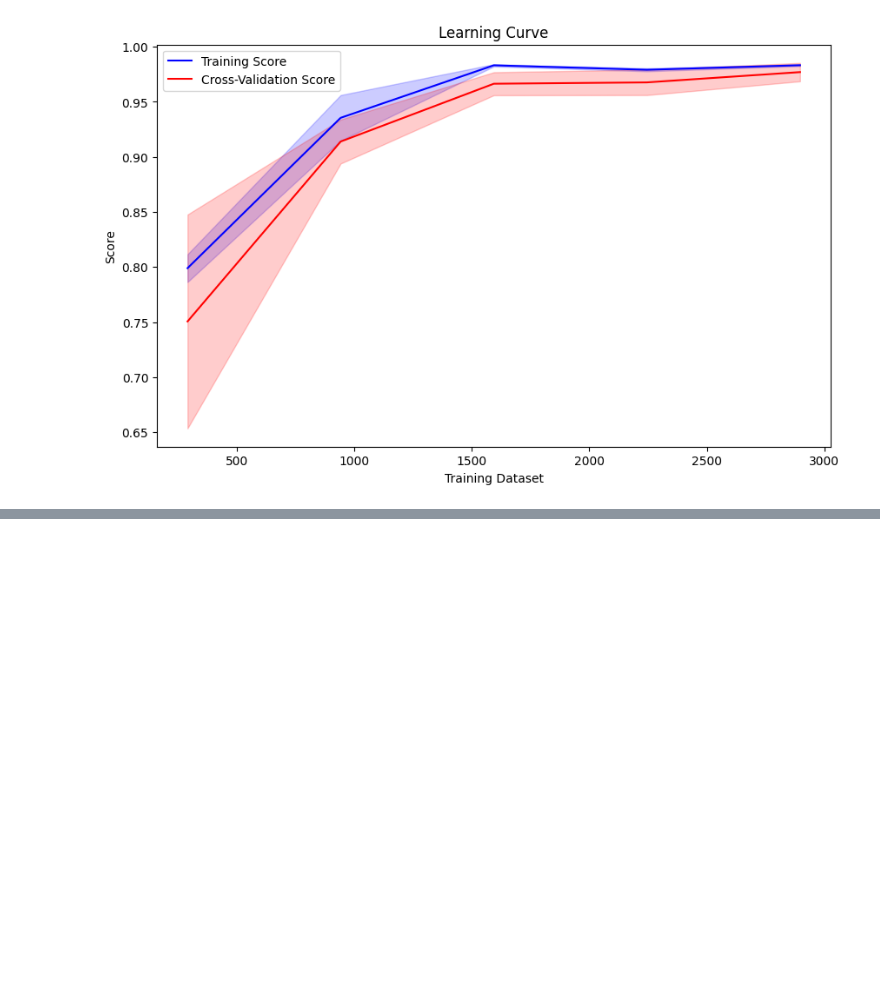
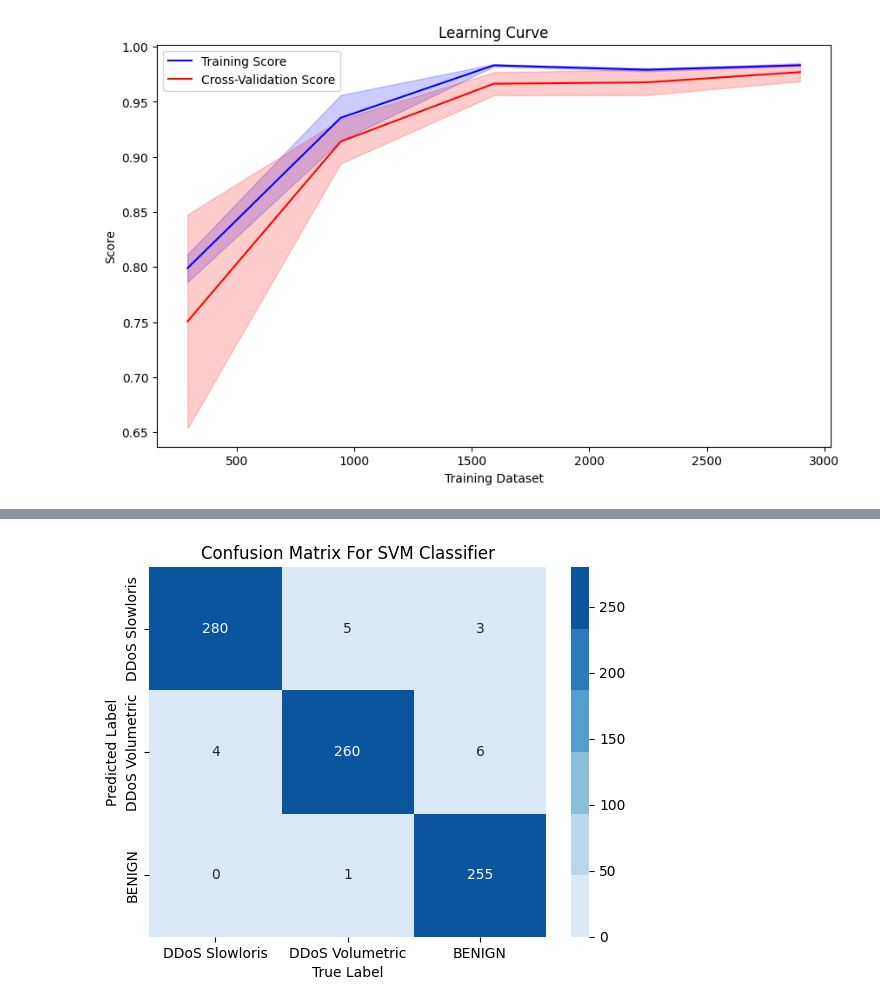
Before and after one commit to GutemaB2015/Gutema-thesis, a Jupyter notebook: confusionMatrix.ipynb, the cells around one changed output, grey strips where cells are left out. Cells and saved outputs as stored; diff of their text form; code cells hidden in the pictures; blank space fills up the shorter version.

```diff
--- a/confusionMatrix.ipynb
+++ b/confusionMatrix.ipynb
@@ -315,0 +347,36 @@ SVM Classifier Accuracy: 0.9733333333333334
+# %%
+from sklearn import svm
+from sklearn.metrics import confusion_matrix
+import seaborn as sns
+import matplotlib.pyplot as plt
+
+# Create an SVM classifier
+svmClassifier = svm.SVC(kernel='rbf', C=450)
+svmClassifier.fit(X_train, y_train)
+
+# Make predictions
+y_pred = svmClassifier.predict(X_test)
+
+# Calculate accuracy
+SVMAccuracy = svmClassifier.score(X_test, y_test)
+
+# Get the unique class labels from the y_test data
+unique_labels = sorted(set(y_test))
+
+# Calculate confusion matrix
+confusion = confusion_matrix(y_test, y_pred, labels=unique_labels)
+
+# Create a function to map class labels to class names
+class_names = ["DDoS Slowloris", "DDoS Volumetric", "BENIGN"]  # Replace with your actual class names
+
+# Define a color map
+cmap = sns.color_palette("Blues")  # You can choose a different color map
+
+# Create a heatmap of the confusion matrix with class names and color map
+sns.heatmap(confusion, annot=True, fmt="d", xticklabels=class_names, yticklabels=class_names, cmap=cmap)
+plt.xlabel("True Label")
+plt.ylabel("Predicted Label")
+plt.title("Confusion Matrix For SVM Classifier")
+plt.show()
+# %% [output]
+[figure, added]
```
Also changed, not shown: parts of 4 cells of this notebook.
